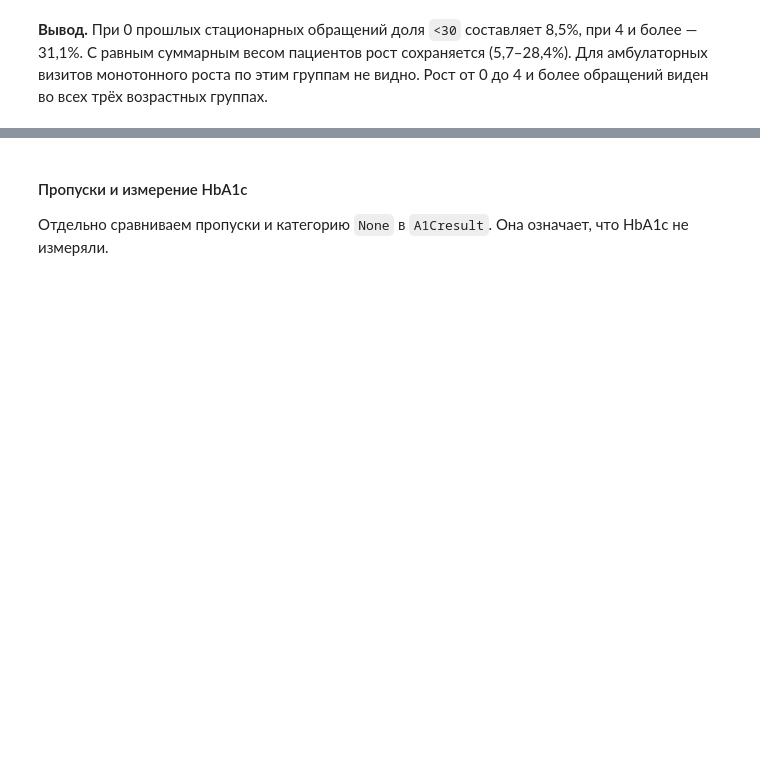
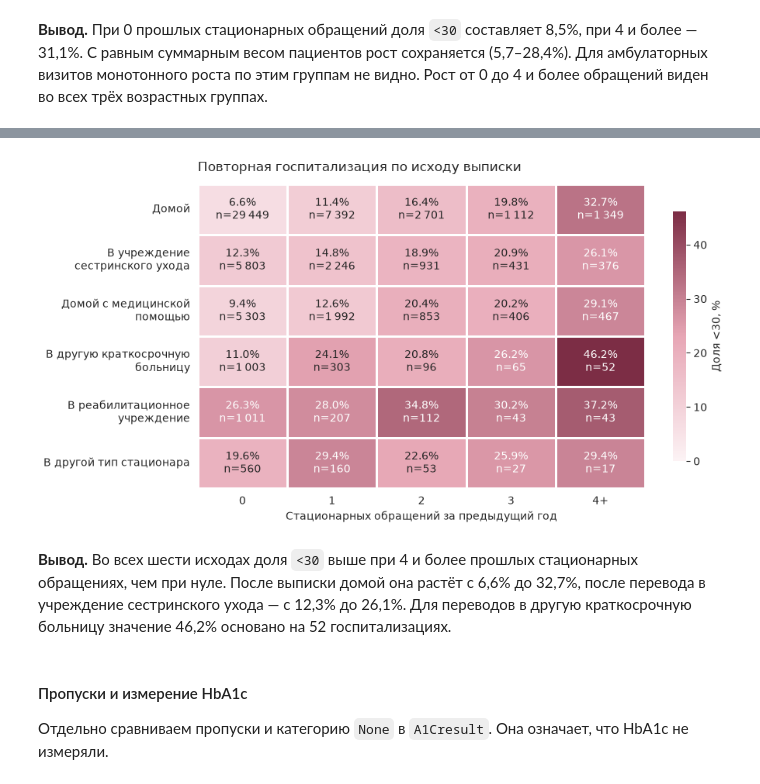
Before and after one commit to FlexonaFFt/cu-ml-diabetes-project, a Jupyter notebook: eda_notebooks/eda_fundamental.ipynb, the cells around one changed output, grey strips where cells are left out. Cells and saved outputs as stored; diff of their text form; code cells hidden in the pictures; blank space fills up the shorter version.

```diff
--- a/eda_notebooks/eda_fundamental.ipynb
+++ b/eda_notebooks/eda_fundamental.ipynb
@@ -404,3 +408,53 @@ print(age_history.pivot(index="Возраст", columns="Обращения", va
+# %%
+known_outcomes = [1, 2, 3, 5, 6, 22]
+discharge_history = train.loc[train["discharge_disposition_id"].isin(known_outcomes)].copy()
+outcome_order = discharge_history["discharge_disposition_id"].value_counts().index
+discharge_history["Прошлые обращения"] = (
+    discharge_history["number_inpatient"].clip(upper=4).astype(str).replace("4", "4+")
+)
+discharge_history_stats = discharge_history.groupby(
+    ["discharge_disposition_id", "Прошлые обращения"]
+)["readmitted_30d"].agg(n="size", rate="mean")
+assert discharge_history_stats["n"].sum() == len(discharge_history)
+
+history_counts = discharge_history_stats["n"].unstack().reindex(
+    index=outcome_order, columns=visit_order
+).fillna(0).astype(int)
+history_rates = discharge_history_stats["rate"].unstack().reindex_like(history_counts) * 100
+history_counts = history_counts.rename(index=discharge_plot_labels)
+history_rates = history_rates.rename(index=discharge_plot_labels)
+annotations = [
+    [f"{rate:.1f}%\nn={n:,}".replace(",", " ") if n else ""
+     for rate, n in zip(rate_row, count_row, strict=True)]
+    for rate_row, count_row in zip(history_rates.to_numpy(), history_counts.to_numpy(), strict=True)
+]
+
+burgundy = sns.blend_palette(["#FCF3F5", "#E7A6B5", "#7C2D45"], as_cmap=True)
+with sns.axes_style("white"):
+    fig, ax = plt.subplots(figsize=(10.6, 5.1))
+    fig.subplots_adjust(left=0.29, right=0.97, bottom=0.13, top=0.9)
+    sns.heatmap(
+        history_rates, annot=annotations, fmt="", cmap=burgundy, vmin=0,
+        linewidths=1, linecolor="white", annot_kws={"fontsize": 10},
+        cbar_kws={"label": "Доля <30, %", "shrink": 0.82}, ax=ax,
+    )
+    ax.set_title("Повторная госпитализация по исходу выписки", loc="left", pad=12)
+    ax.set(
+        xlabel="Стационарных обращений за предыдущий год", ylabel=None,
+    )
+    ax.set_yticks(ax.get_yticks(), [
+        "В учреждение\nсестринского ухода" if code == 3
+        else "В другую краткосрочную\nбольницу" if code == 2
+        else "Домой с медицинской\nпомощью" if code == 6
+        else "В реабилитационное\nучреждение" if code == 22
+        else discharge_plot_labels[code]
+        for code in outcome_order
+    ], rotation=0)
+plt.show()
+# %% [output]
+[figure, added]
+# %% [markdown]
+**Вывод.** Во всех шести исходах доля `<30` выше при 4 и более прошлых стационарных обращениях, чем при нуле. После выписки домой она растёт с 6,6% до 32,7%, после перевода в учреждение сестринского ухода — с 12,3% до 26,1%. Для переводов в другую краткосрочную больницу значение 46,2% основано на 52 госпитализациях.
 # %% [markdown]
 #### Пропуски и измерение HbA1c
 
```
Also changed, not shown: parts of 8 cells of this notebook.
